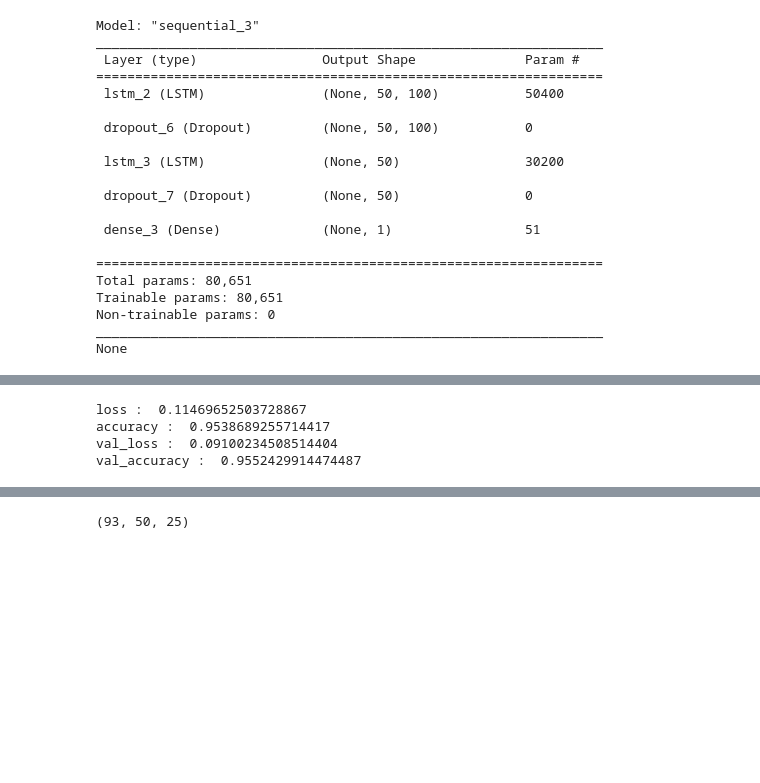
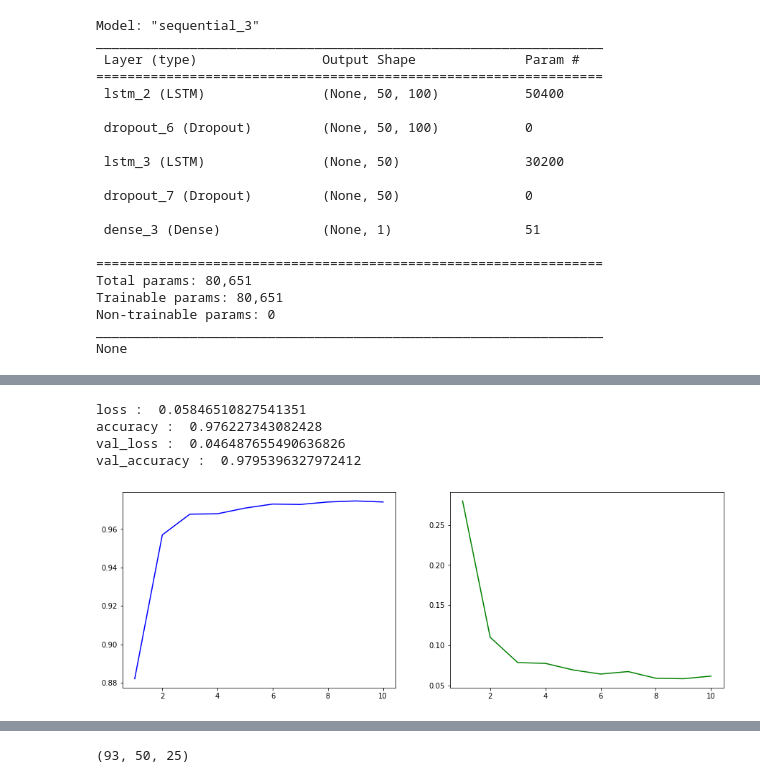
Before and after one commit to IlyaNechaev/ISiT, a Jupyter notebook: 13-16/Neuron Networks.ipynb, the cells around one changed output, grey strips where cells are left out. Drawn from its saved outputs; the diff is of its cells as text; code cells hidden in the pictures; blank space fills up the shorter version.

```diff
--- a/13-16/Neuron Networks.ipynb
+++ b/13-16/Neuron Networks.ipynb
@@ -278,11 +289,19 @@ Wall time: 25.1 s
 # %%
-for key in history.history.keys():
-    print(key,': ',history.history[key][-1])
+for key in history_lstm.history.keys():
+    print(key,': ',history_lstm.history[key][-1])
 # %% [output]
-loss :  0.11469652503728867
-accuracy :  0.9538689255714417
-val_loss :  0.09100234508514404
-val_accuracy :  0.9552429914474487
+loss :  0.05846510827541351
+accuracy :  0.976227343082428
+val_loss :  0.046487655490636826
+val_accuracy :  0.9795396327972412
+# %%
+_, (ax1, ax2) = plt.subplots(1, 2, figsize=(15,5))
+
+ax1.plot(list(range(1,len(history_lstm.history['accuracy']) + 1)), history_lstm.history['accuracy'], c='b')
+ax2.plot(list(range(1,len(history_lstm.history['loss']) + 1)), history_lstm.history['loss'], c='g')
+plt.show()
+# %% [output]
+[figure, added]
 # %%
 # training metrics
 scores = model.evaluate(seq_array, label_array, verbose=1, batch_size=200)
```
Also changed, not shown: parts of 24 cells of this notebook, 1 other file.
